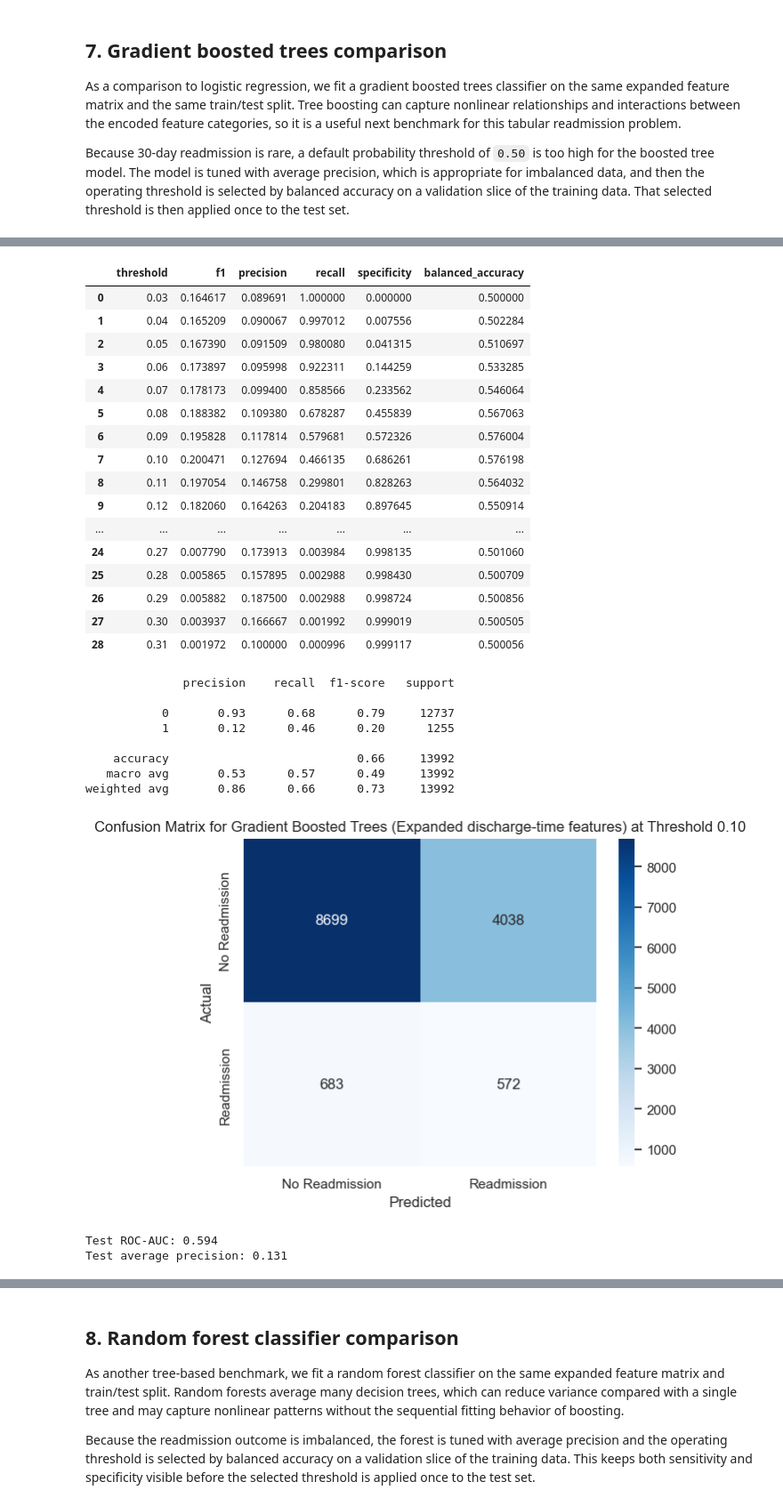
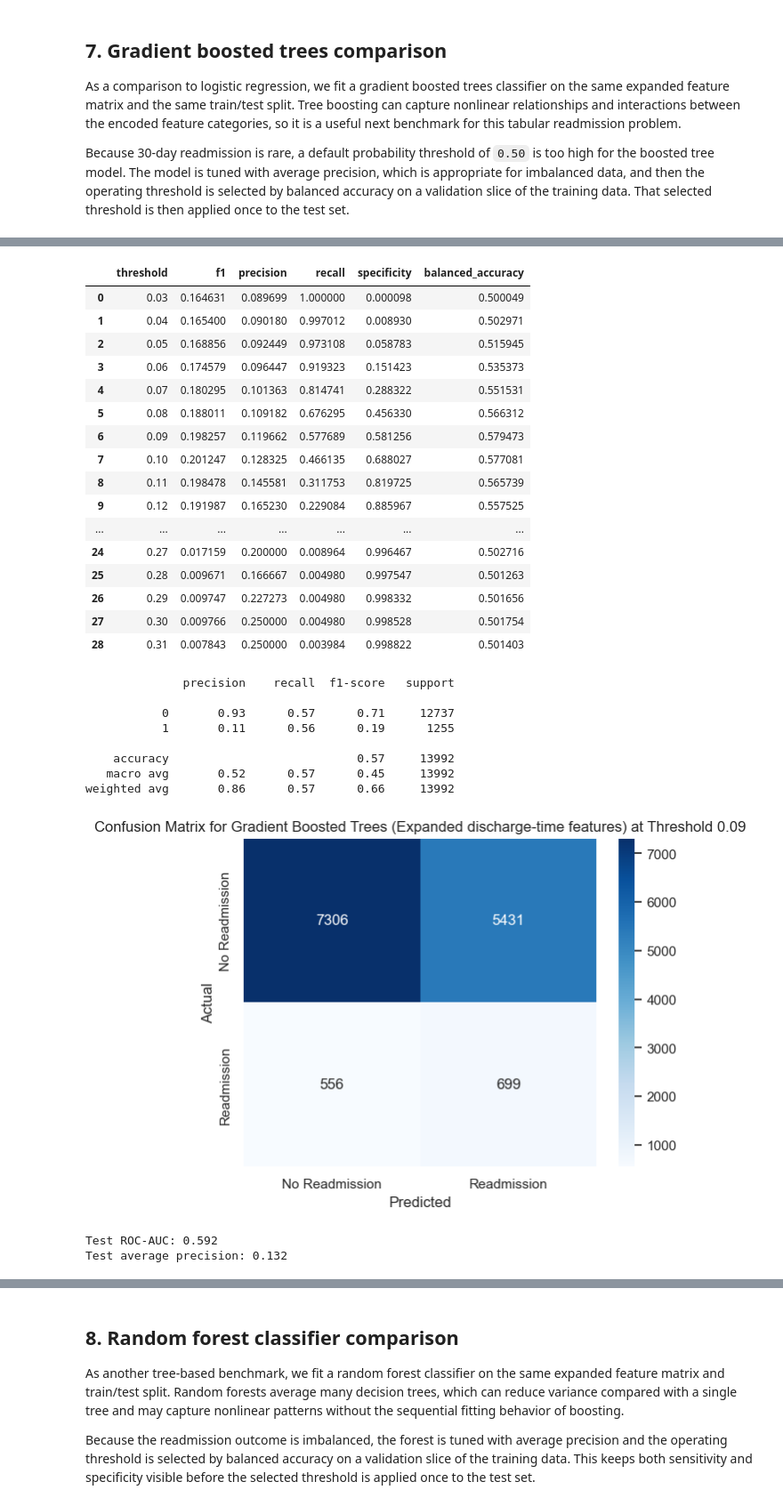
Before and after one commit to grzesadam/diabetes-readmission-prediction, a Jupyter notebook: diabetes.ipynb, the cells around one changed output, grey strips where cells are left out. Shown at 89% size. Drawn from its saved outputs; the diff is of its cells as text; code cells hidden in the pictures.

```diff
--- a/diabetes.ipynb
+++ b/diabetes.ipynb
@@ -1568,7 +1568,8 @@ polynomial_logistic_results = evaluate_model(
     model_name=f"Polynomial Logistic Regression Degree 2 ({POLYNOMIAL_FEATURE_SET})",
     param_grid=polynomial_logistic_param_grid,
     scoring="average_precision",
-    cv=3,
+    cv=5,
+    n_jobs=1,
     threshold="best_balanced_accuracy",
     threshold_values=np.arange(0.30, 0.71, 0.01),
     plot_roc_auc=True,
@@ -1681,7 +1682,7 @@ gradient_boosting_results = evaluate_model(
     model_name=f"Gradient Boosted Trees ({EXPANDED_FEATURE_SET})",
     param_grid=gradient_boosting_param_grid,
     scoring="average_precision",
-    cv=3,
+    cv=5,
     threshold="best_balanced_accuracy",
     threshold_values=gradient_boosting_threshold_values,
     plot_roc_auc=True,
@@ -1703,28 +1704,28 @@ Selected threshold by validation balanced_accuracy: 0.10
 |  | threshold | f1 | precision | recall | specificity | balanced_accuracy |
-| 0 | 0.03 | 0.164617 | 0.089691 | 1.000000 | 0.000000 | 0.500000 |
-| 1 | 0.04 | 0.165209 | 0.090067 | 0.997012 | 0.007556 | 0.502284 |
-| 2 | 0.05 | 0.167390 | 0.091509 | 0.980080 | 0.041315 | 0.510697 |
-| 3 | 0.06 | 0.173897 | 0.095998 | 0.922311 | 0.144259 | 0.533285 |
-| 4 | 0.07 | 0.178173 | 0.099400 | 0.858566 | 0.233562 | 0.546064 |
-| 5 | 0.08 | 0.188382 | 0.109380 | 0.678287 | 0.455839 | 0.567063 |
-| 6 | 0.09 | 0.195828 | 0.117814 | 0.579681 | 0.572326 | 0.576004 |
-| 7 | 0.10 | 0.200471 | 0.127694 | 0.466135 | 0.686261 | 0.576198 |
-| 8 | 0.11 | 0.197054 | 0.146758 | 0.299801 | 0.828263 | 0.564032 |
-| 9 | 0.12 | 0.182060 | 0.164263 | 0.204183 | 0.897645 | 0.550914 |
+| 0 | 0.03 | 0.164631 | 0.089699 | 1.000000 | 0.000098 | 0.500049 |
+| 1 | 0.04 | 0.165400 | 0.090180 | 0.997012 | 0.008930 | 0.502971 |
+| 2 | 0.05 | 0.168856 | 0.092449 | 0.973108 | 0.058783 | 0.515945 |
+| 3 | 0.06 | 0.174579 | 0.096447 | 0.919323 | 0.151423 | 0.535373 |
+| 4 | 0.07 | 0.180295 | 0.101363 | 0.814741 | 0.288322 | 0.551531 |
+| 5 | 0.08 | 0.188011 | 0.109182 | 0.676295 | 0.456330 | 0.566312 |
+| 6 | 0.09 | 0.198257 | 0.119662 | 0.577689 | 0.581256 | 0.579473 |
+| 7 | 0.10 | 0.201247 | 0.128325 | 0.466135 | 0.688027 | 0.577081 |
+| 8 | 0.11 | 0.198478 | 0.145581 | 0.311753 | 0.819725 | 0.565739 |
+| 9 | 0.12 | 0.191987 | 0.165230 | 0.229084 | 0.885967 | 0.557525 |
 | ... | ... | ... | ... | ... | ... | ... |
-| 24 | 0.27 | 0.007790 | 0.173913 | 0.003984 | 0.998135 | 0.501060 |
-| 25 | 0.28 | 0.005865 | 0.157895 | 0.002988 | 0.998430 | 0.500709 |
-| 26 | 0.29 | 0.005882 | 0.187500 | 0.002988 | 0.998724 | 0.500856 |
-| 27 | 0.30 | 0.003937 | 0.166667 | 0.001992 | 0.999019 | 0.500505 |
-| 28 | 0.31 | 0.001972 | 0.100000 | 0.000996 | 0.999117 | 0.500056 |
+| 24 | 0.27 | 0.017159 | 0.200000 | 0.008964 | 0.996467 | 0.502716 |
+| 25 | 0.28 | 0.009671 | 0.166667 | 0.004980 | 0.997547 | 0.501263 |
+| 26 | 0.29 | 0.009747 | 0.227273 | 0.004980 | 0.998332 | 0.501656 |
+| 27 | 0.30 | 0.009766 | 0.250000 | 0.004980 | 0.998528 | 0.501754 |
+| 28 | 0.31 | 0.007843 | 0.250000 | 0.003984 | 0.998822 | 0.501403 |
               precision    recall  f1-score   support
 
-           0       0.93      0.68      0.79     12737
-           1       0.12      0.46      0.20      1255
+           0       0.93      0.57      0.71     12737
+           1       0.11      0.56      0.19      1255
 
-    accuracy                           0.66     13992
-   macro avg       0.53      0.57      0.49     13992
-weighted avg       0.86      0.66      0.73     13992
+    accuracy                           0.57     13992
+   macro avg       0.52      0.57      0.45     13992
+weighted avg       0.86      0.57      0.66     13992
-[figure, old version]
+[figure, new version]
-Test ROC-AUC: 0.594
-Test average precision: 0.131
+Test ROC-AUC: 0.592
+Test average precision: 0.132
```
Also changed, not shown: parts of 13 cells of this notebook, 15 other files.
